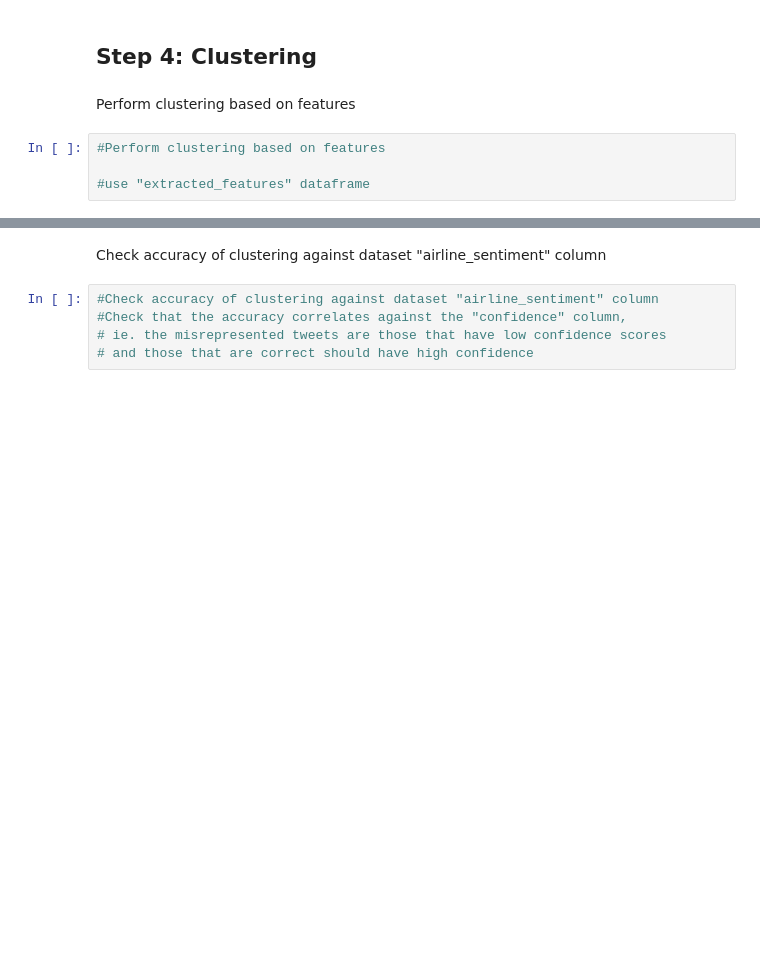
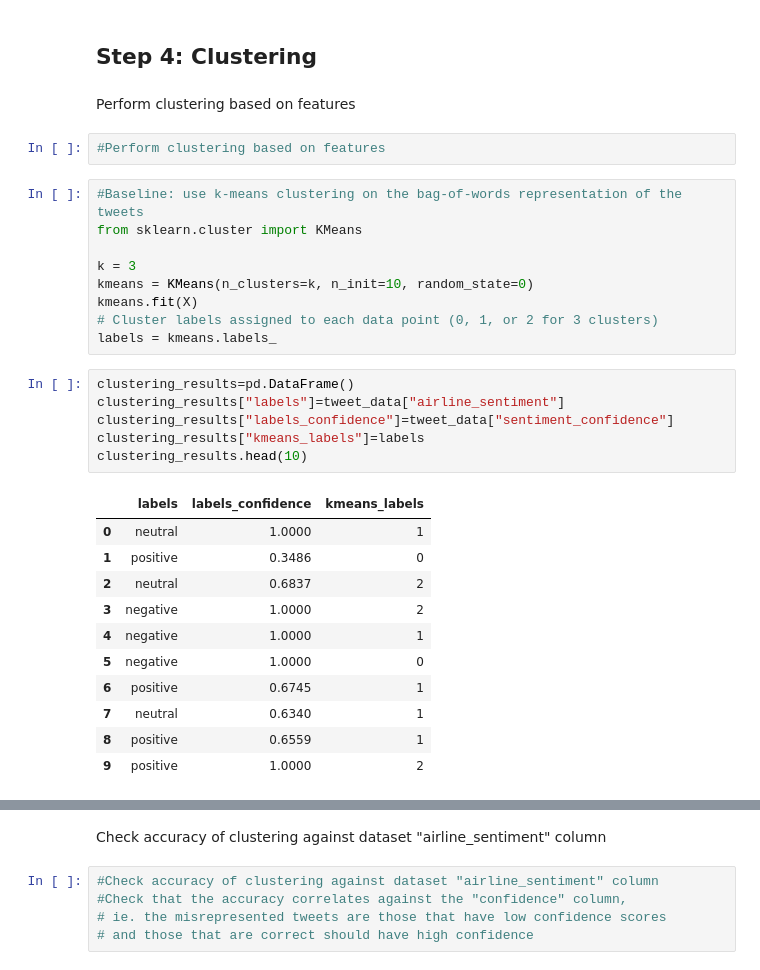
Before and after one commit to NomadZhang/MSI5001, a Jupyter notebook: main.ipynb, the cells around one changed output, grey strips where cells are left out. Saved outputs shown, nothing was run; the diff lists cells and outputs as text; blank space fills up the shorter version.

```diff
--- a/main.ipynb
+++ b/main.ipynb
@@ -173,5 +183,30 @@ extracted_features.head()
 Perform clustering based on features
 # %%
 #Perform clustering based on features
-
-#use "extracted_features" dataframe
+# %%
+#Baseline: use k-means clustering on the bag-of-words representation of the tweets
+from sklearn.cluster import KMeans
+
+k = 3
+kmeans = KMeans(n_clusters=k, n_init=10, random_state=0)
+kmeans.fit(X)
+# Cluster labels assigned to each data point (0, 1, or 2 for 3 clusters)
+labels = kmeans.labels_
+# %%
+clustering_results=pd.DataFrame()
+clustering_results["labels"]=tweet_data["airline_sentiment"]
+clustering_results["labels_confidence"]=tweet_data["sentiment_confidence"]
+clustering_results["kmeans_labels"]=labels
+clustering_results.head(10)
+# %% [output]
+|  | labels | labels_confidence | kmeans_labels |
+| 0 | neutral | 1.0000 | 1 |
+| 1 | positive | 0.3486 | 0 |
+| 2 | neutral | 0.6837 | 2 |
+| 3 | negative | 1.0000 | 2 |
+| 4 | negative | 1.0000 | 1 |
+| 5 | negative | 1.0000 | 0 |
+| 6 | positive | 0.6745 | 1 |
+| 7 | neutral | 0.6340 | 1 |
+| 8 | positive | 0.6559 | 1 |
+| 9 | positive | 1.0000 | 2 |
```
Also changed, not shown: parts of 15 cells of this notebook.
